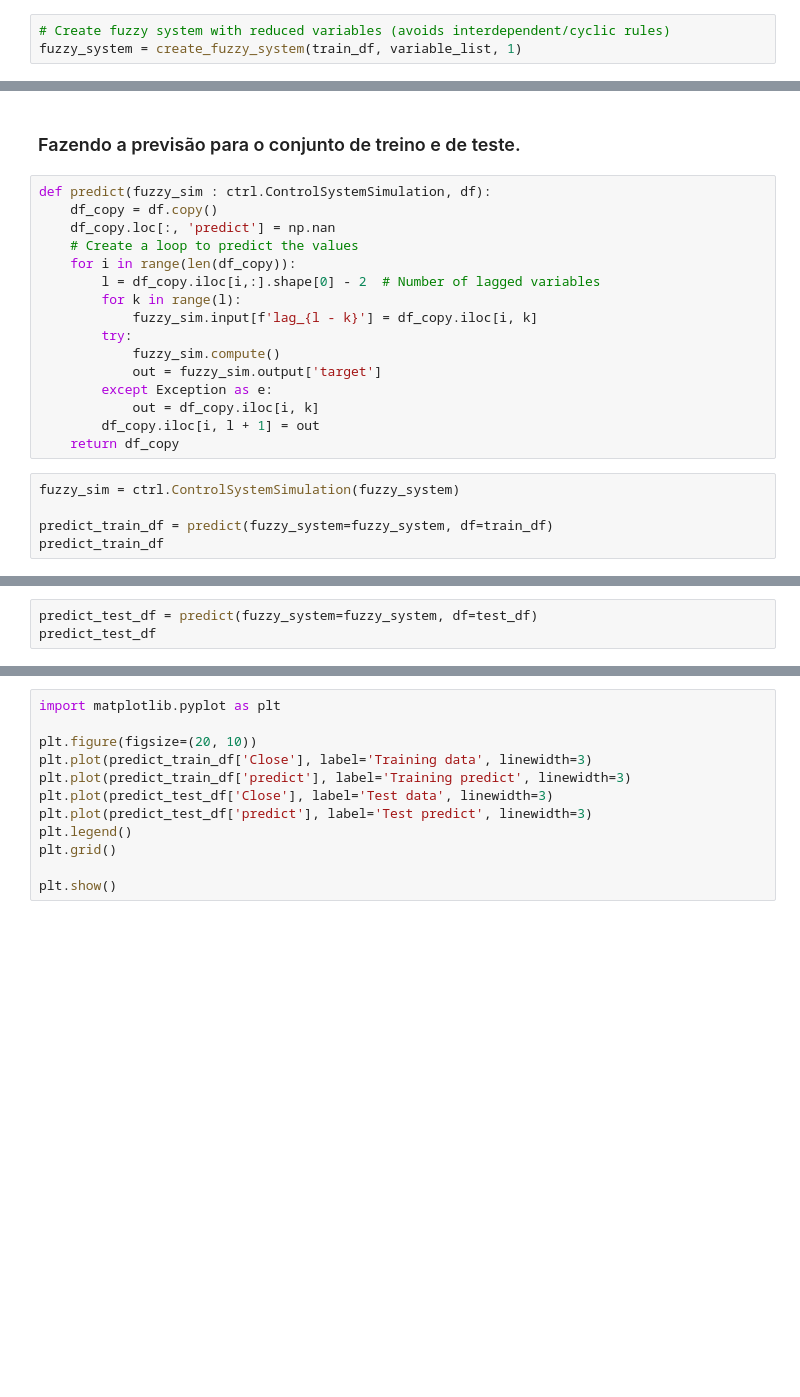
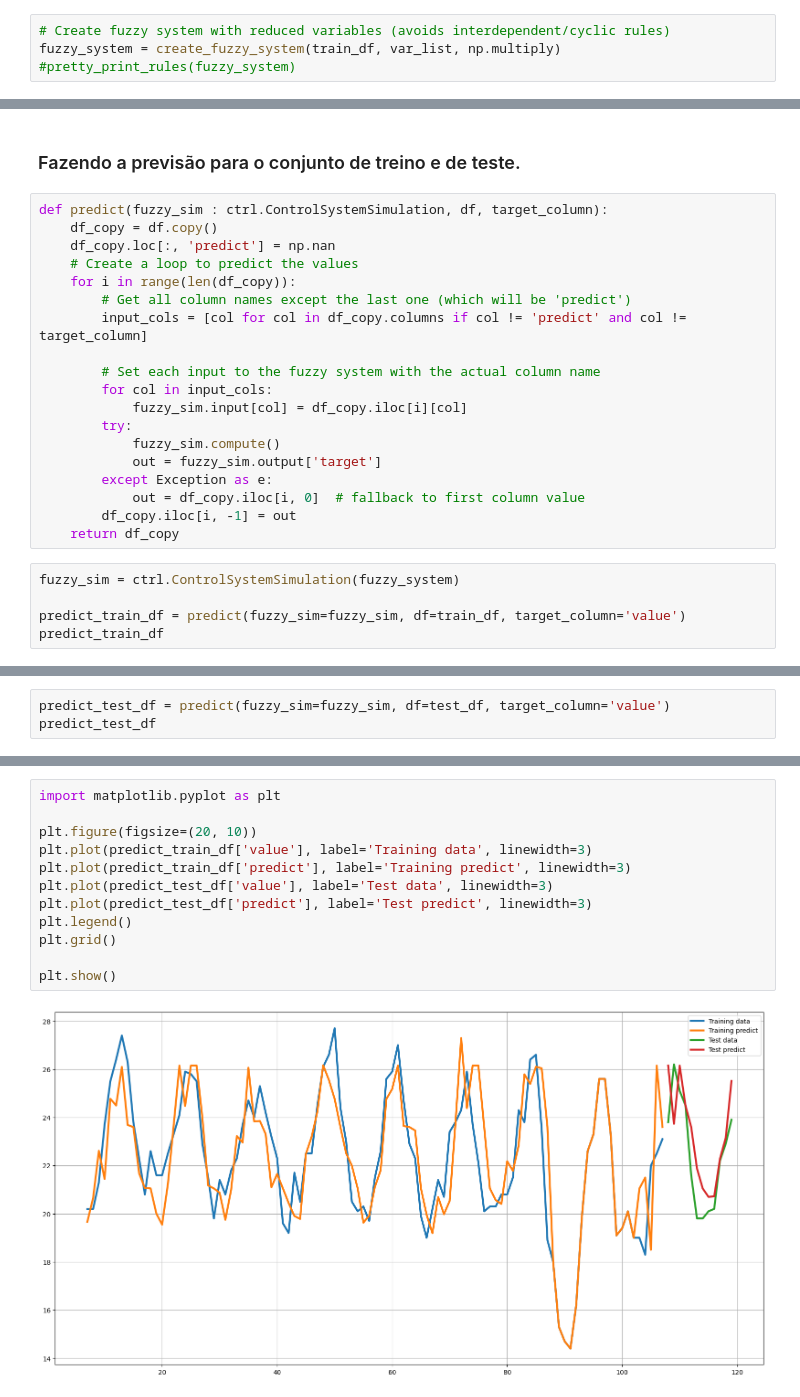
Before and after one commit to DoctorTangerina/fuzzy-logic, a Jupyter notebook: trabalho_1/trabalho_1.ipynb, the cells around one changed output, grey strips where cells are left out. Cells and saved outputs as stored; diff of their text form; blank space fills up the shorter version.

```diff
--- a/trabalho_1/trabalho_1.ipynb
+++ b/trabalho_1/trabalho_1.ipynb
@@ -120,4 +223,5 @@ dtype: int64
 ### Criando o sistema Fuzzy usando o método Wang-Mendel
 # %%
 # Create fuzzy system with reduced variables (avoids interdependent/cyclic rules)
-fuzzy_system = create_fuzzy_system(train_df, variable_list, 1)
+fuzzy_system = create_fuzzy_system(train_df, var_list, np.multiply)
+#pretty_print_rules(fuzzy_system)
@@ -138,24 +228,27 @@ Total rules generated: 104
 # %% [markdown]
 ### Fazendo a previsão para o conjunto de treino e de teste.
 # %%
-def predict(fuzzy_sim : ctrl.ControlSystemSimulation, df):
+def predict(fuzzy_sim : ctrl.ControlSystemSimulation, df, target_column):
     df_copy = df.copy()
     df_copy.loc[:, 'predict'] = np.nan
     # Create a loop to predict the values
     for i in range(len(df_copy)):
-        l = df_copy.iloc[i,:].shape[0] - 2  # Number of lagged variables
-        for k in range(l):
-            fuzzy_sim.input[f'lag_{l - k}'] = df_copy.iloc[i, k]
+        # Get all column names except the last one (which will be 'predict')
+        input_cols = [col for col in df_copy.columns if col != 'predict' and col != target_column]
+
+        # Set each input to the fuzzy system with the actual column name
+        for col in input_cols:
+            fuzzy_sim.input[col] = df_copy.iloc[i][col]
         try:
             fuzzy_sim.compute()
             out = fuzzy_sim.output['target']
         except Exception as e:
-            out = df_copy.iloc[i, k]
-        df_copy.iloc[i, l + 1] = out
+            out = df_copy.iloc[i, 0]  # fallback to first column value
+        df_copy.iloc[i, -1] = out
     return df_copy
 # %%
 fuzzy_sim = ctrl.ControlSystemSimulation(fuzzy_system)
 
-predict_train_df = predict(fuzzy_system=fuzzy_system, df=train_df)
+predict_train_df = predict(fuzzy_sim=fuzzy_sim, df=train_df, target_column='value')
 predict_train_df
 # %% [output]
@@ -163,3 +268,3 @@ ValueError: Location based indexing can only have [integer, integer slice (START
 # %%
-predict_test_df = predict(fuzzy_system=fuzzy_system, df=test_df)
+predict_test_df = predict(fuzzy_sim=fuzzy_sim, df=test_df, target_column='value')
 predict_test_df
@@ -166,12 +285,14 @@ predict_test_df
 # %%
 import matplotlib.pyplot as plt
 
 plt.figure(figsize=(20, 10))
-plt.plot(predict_train_df['Close'], label='Training data', linewidth=3)
+plt.plot(predict_train_df['value'], label='Training data', linewidth=3)
 plt.plot(predict_train_df['predict'], label='Training predict', linewidth=3)
-plt.plot(predict_test_df['Close'], label='Test data', linewidth=3)
+plt.plot(predict_test_df['value'], label='Test data', linewidth=3)
 plt.plot(predict_test_df['predict'], label='Test predict', linewidth=3)
 plt.legend()
 plt.grid()
 
 plt.show()
+# %% [output]
+[figure, added]
```
Also changed, not shown: parts of 19 cells of this notebook, 3 other files.
